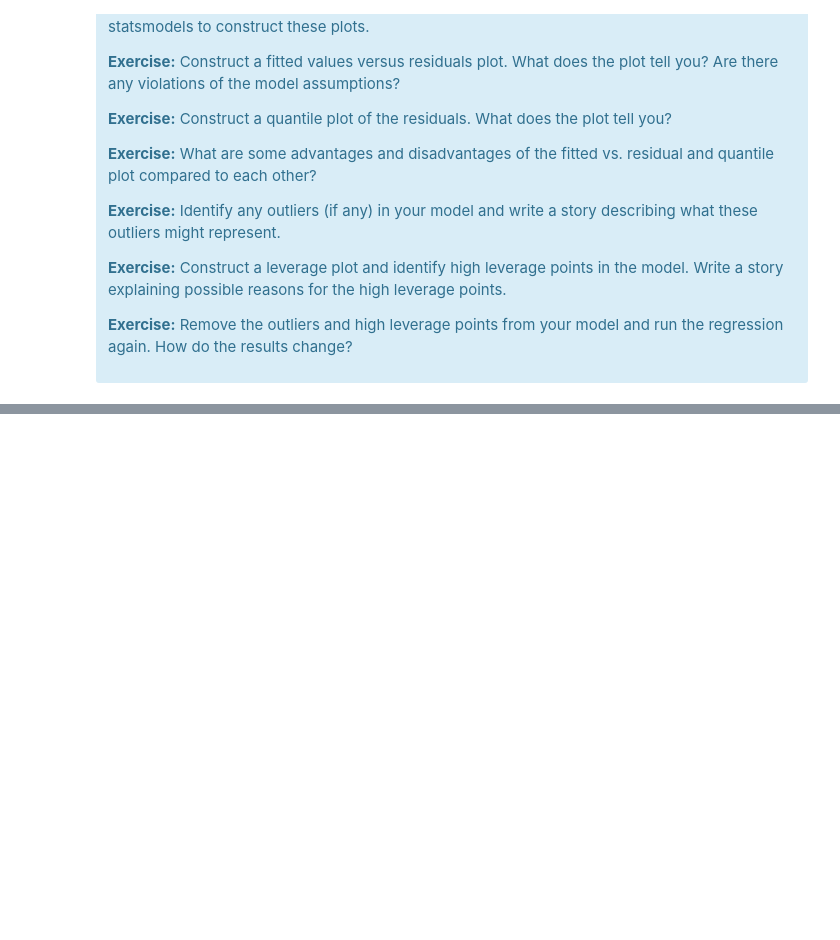
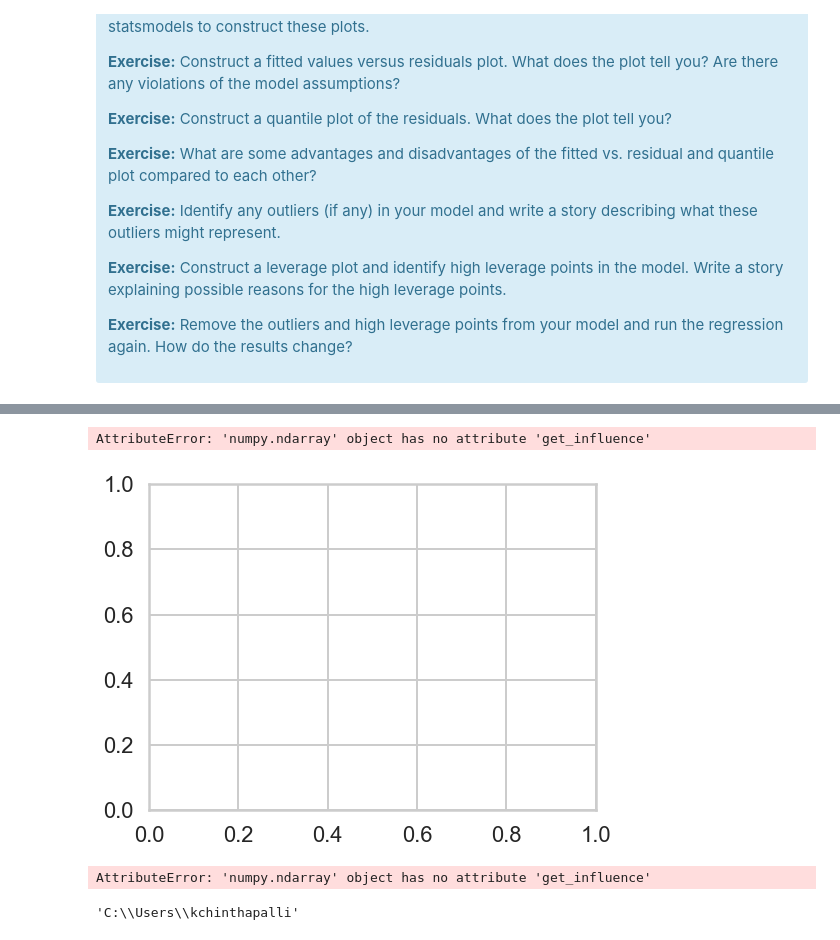
Before and after one commit to CHINKGITHUB/SpringBoard_DS, a Jupyter notebook: Mini_Project_Linear_Regression_updated.ipynb, the cells around one changed output, grey strips where cells are left out. Drawn from its saved outputs; the diff is of its cells as text; code cells hidden in the pictures; blank space fills up the shorter version.

```diff
--- a/Mini_Project_Linear_Regression_updated.ipynb
+++ b/Mini_Project_Linear_Regression_updated.ipynb
@@ -899,0 +965,17 @@ There are some other issues that are important investigate with linear regressio
+# %%
+import statsmodels.api as sm
+fig, ax = plt.subplots(figsize=(8,6))
+fig = sm.graphics.plot_leverage_resid2(m.resid_pearson, ax=ax)
+# %% [output]
+AttributeError: 'numpy.ndarray' object has no attribute 'get_influence'
+[figure, added]
+# %%
+import statsmodels.api as sm
+#sm.graphics.plot_leverage_resid2(m.resid_pearson,ax=ax)
+sm.graphics.influence_plot(m.resid_pearson, ax=ax)
+# %% [output]
+AttributeError: 'numpy.ndarray' object has no attribute 'get_influence'
+# %%
+pwd
+# %% [output]
+'C:\\Users\\kchinthapalli'
```
Also changed, not shown: parts of 46 cells of this notebook.
